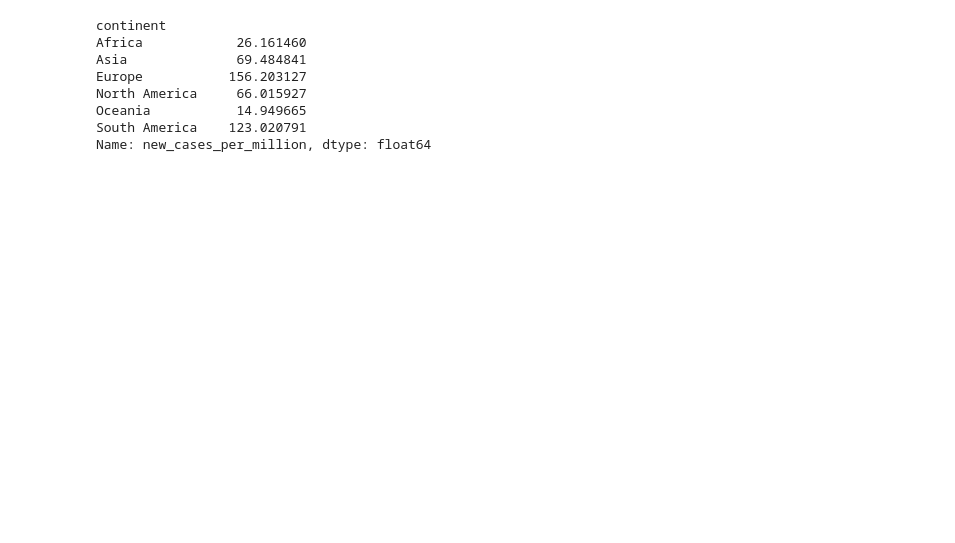
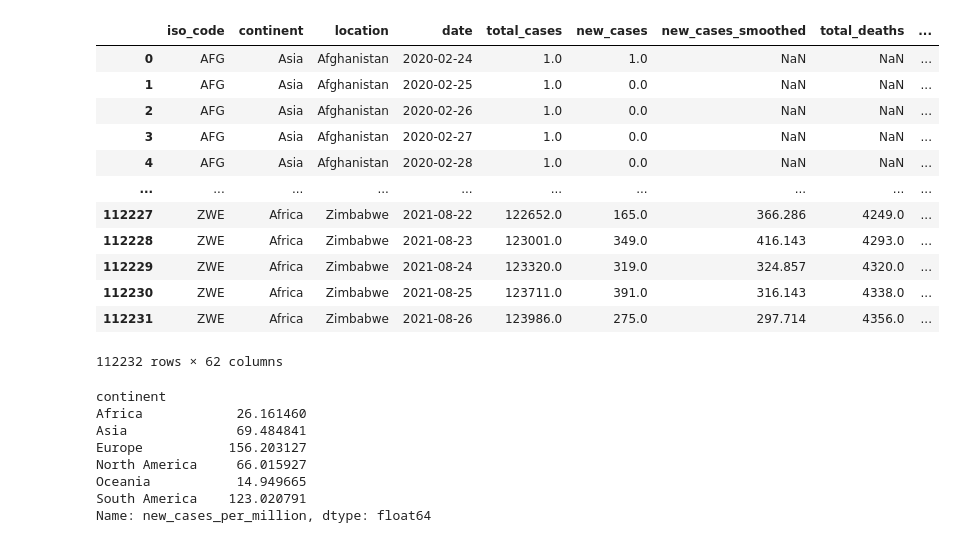
Before and after one commit to MikhailKuklin/exploratory_data_analysis_pandas, a Jupyter notebook: 2021_08_27_exploratory_data_analysis_pandas_partII.ipynb, the cells around one changed output. Saved outputs shown, nothing was run; the diff lists cells and outputs as text; code cells hidden in the pictures; blank space fills up the shorter version.

```diff
--- a/2021_08_27_exploratory_data_analysis_pandas_partII.ipynb
+++ b/2021_08_27_exploratory_data_analysis_pandas_partII.ipynb
@@ -37,4 +37,20 @@ excess_mortality              108307
 Length: 62, dtype: int64
+# %%
+df
+# %% [output]
+|  | iso_code | continent | location | date | total_cases | new_cases | new_cases_smoothed | total_deaths | ... |
+| 0 | AFG | Asia | Afghanistan | 2020-02-24 | 1.0 | 1.0 | NaN | NaN | ... |
+| 1 | AFG | Asia | Afghanistan | 2020-02-25 | 1.0 | 0.0 | NaN | NaN | ... |
+| 2 | AFG | Asia | Afghanistan | 2020-02-26 | 1.0 | 0.0 | NaN | NaN | ... |
+| 3 | AFG | Asia | Afghanistan | 2020-02-27 | 1.0 | 0.0 | NaN | NaN | ... |
+| 4 | AFG | Asia | Afghanistan | 2020-02-28 | 1.0 | 0.0 | NaN | NaN | ... |
+| ... | ... | ... | ... | ... | ... | ... | ... | ... | ... |
+| 112227 | ZWE | Africa | Zimbabwe | 2021-08-22 | 122652.0 | 165.0 | 366.286 | 4249.0 | ... |
+| 112228 | ZWE | Africa | Zimbabwe | 2021-08-23 | 123001.0 | 349.0 | 416.143 | 4293.0 | ... |
+| 112229 | ZWE | Africa | Zimbabwe | 2021-08-24 | 123320.0 | 319.0 | 324.857 | 4320.0 | ... |
+| 112230 | ZWE | Africa | Zimbabwe | 2021-08-25 | 123711.0 | 391.0 | 316.143 | 4338.0 | ... |
+| 112231 | ZWE | Africa | Zimbabwe | 2021-08-26 | 123986.0 | 275.0 | 297.714 | 4356.0 | ... |
+112232 rows × 62 columns
 # %%
 # remove NaN continents
 
```
Also changed, not shown: parts of 13 cells of this notebook.
